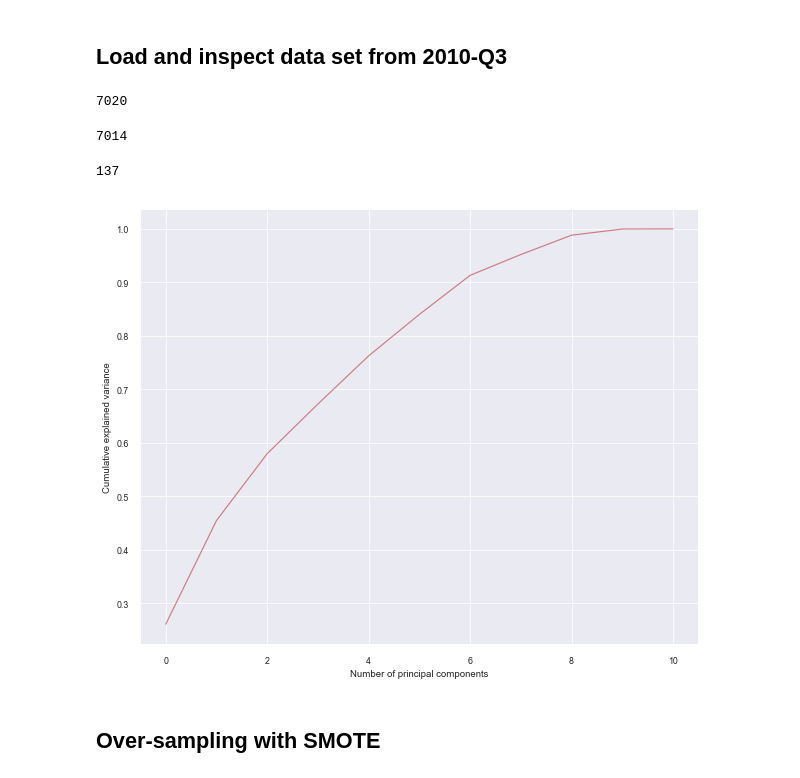
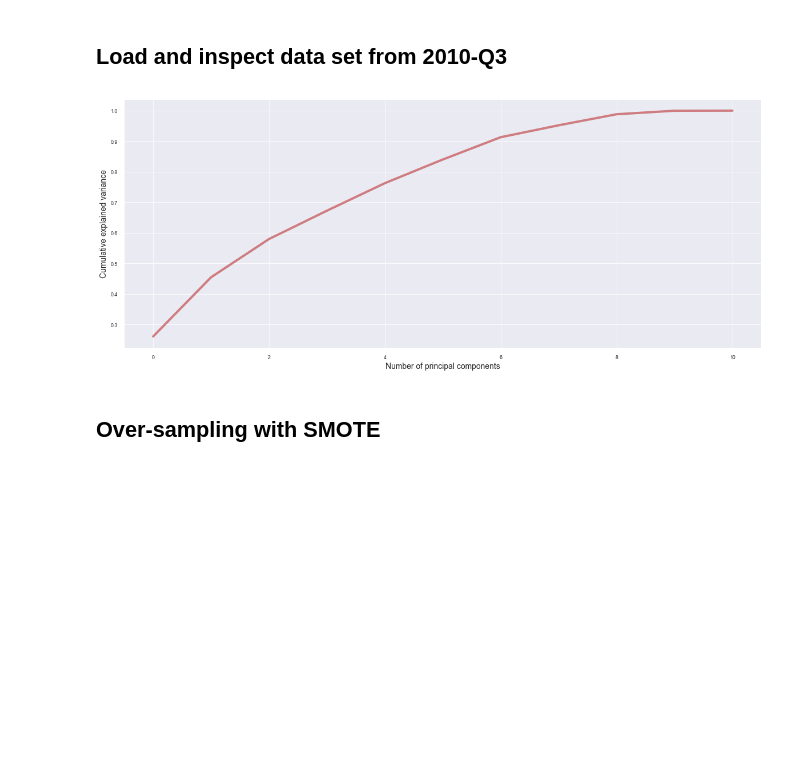
Before and after one commit to allaccountstaken/predicting_bank_distress, a Jupyter notebook: classification_model.ipynb, the cells around one changed output. Saved outputs shown, nothing was run; the diff lists cells and outputs as text; code cells hidden in the pictures; blank space fills up the shorter version.

```diff
--- a/classification_model.ipynb
+++ b/classification_model.ipynb
@@ -100,18 +100,8 @@ plt.show()
 ## Load and inspect data set from 2010-Q3
 # %%
 camel_insample = pd.read_csv('data/camel_data_after2010Q3.csv', index_col = 0)
-len(camel_insample.index)
-# %% [output]
-7020
 # %%
 camel_model_set = camel_insample.dropna()
-len(camel_model_set)
-# %% [output]
-7014
-# %%
-len(camel_model_set.loc[camel_model_set.Target == 1])
-# %% [output]
-137
 # %%
 X = camel_model_set.drop(columns=['AsOfDate', 'Target'])
 # Standardizing the features for PCS
@@ -119,12 +109,12 @@ X_pca_std = StandardScaler().fit_transform(X)
 # %%
 # Run PCA and plot variance explained by CAMELS dimensions (feautures)
 pca = PCA().fit(X_pca_std)
-plt.figure(figsize=(10,8))
-plt.plot(np.cumsum(pca.explained_variance_ratio_), alpha=0.7, color='r')
-plt.xlabel('Number of principal components')
-plt.ylabel('Cumulative explained variance');
+plt.figure(figsize=(20,8))
+plt.plot(np.cumsum(pca.explained_variance_ratio_), alpha=0.7, linewidth=4, color='r')
+plt.xlabel('Number of principal components', fontsize=14)
+plt.ylabel('Cumulative explained variance', fontsize=14)
 # %% [output]
-[figure, old version]
+[figure, new version]
 # %%
 # TODO: redo to show all on one plot
 # for col in camel_model_set.drop(columns=['AsOfDate', 'Target']).columns:
```
Also changed, not shown: parts of 10 cells of this notebook, 5 other files.
